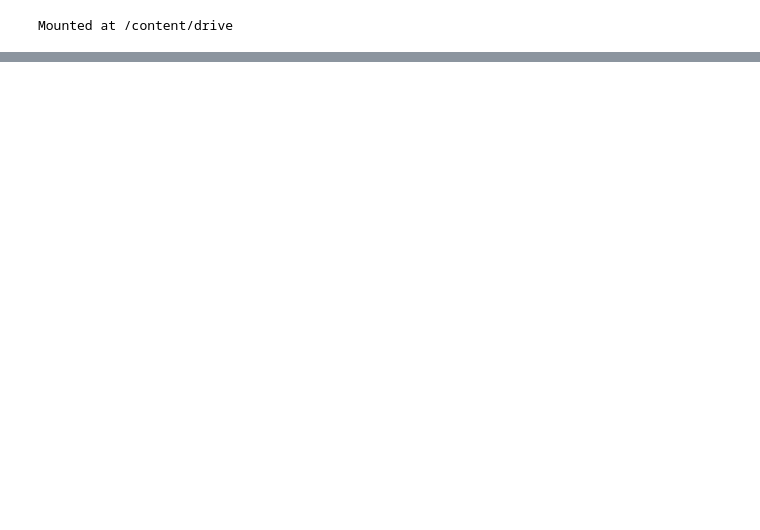
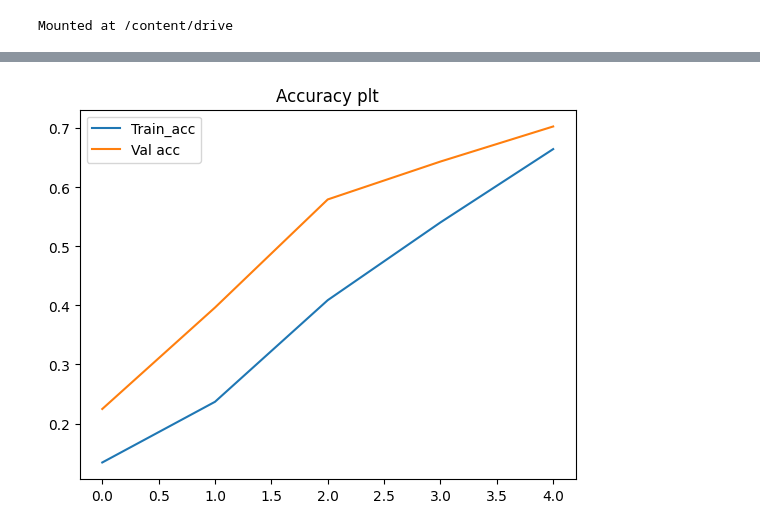
Before and after one commit to vansh-virmani/NextGenAI, a Jupyter notebook: deep_learning0.ipynb, the cells around one changed output, grey strips where cells are left out. Saved outputs shown, nothing was run; the diff lists cells and outputs as text; code cells hidden in the pictures; blank space fills up the shorter version.

```diff
--- a/deep_learning0.ipynb
+++ b/deep_learning0.ipynb
@@ -61,0 +92,14 @@ print(output)
+# %%
+model= Sequential([
+    # Input layer- 28*28 input neurons in input layer
+    Flatten(input_shape=(28,28)),
+    #hidden layer
+    Dense(512,activation='sigmoid'),
+    Dense(256,activation='sigmoid'),
+    Dense(128,activation='sigmoid'),
+    #Output layer
+
+    Dense(10,activation='softmax')
+    # Dense(1,activation='sigmoid')
+
+])
@@ -61,0 +126,5 @@ print(output)
+# %%
+model.compile(optimizer='sgd', loss=tf.keras.losses.SparseCategoricalCrossentropy(from_logits=True),
+              metrics=['accuracy'])
+# %%
+model.fit(x_train, y_trian , validation_data=(x_test,y_test), epochs=5)
@@ -61,0 +143,8 @@ print(output)
+# %%
+plt.plot(model.history.history['accuracy'],label='Train_acc')
+plt.plot(model.history.history['val_accuracy'], label='Val acc')
+plt.legend()
+plt.title("Accuracy plt")
+plt.show()
+# %% [output]
+[figure, added]
```
Also changed, not shown: parts of 11 cells of this notebook.
